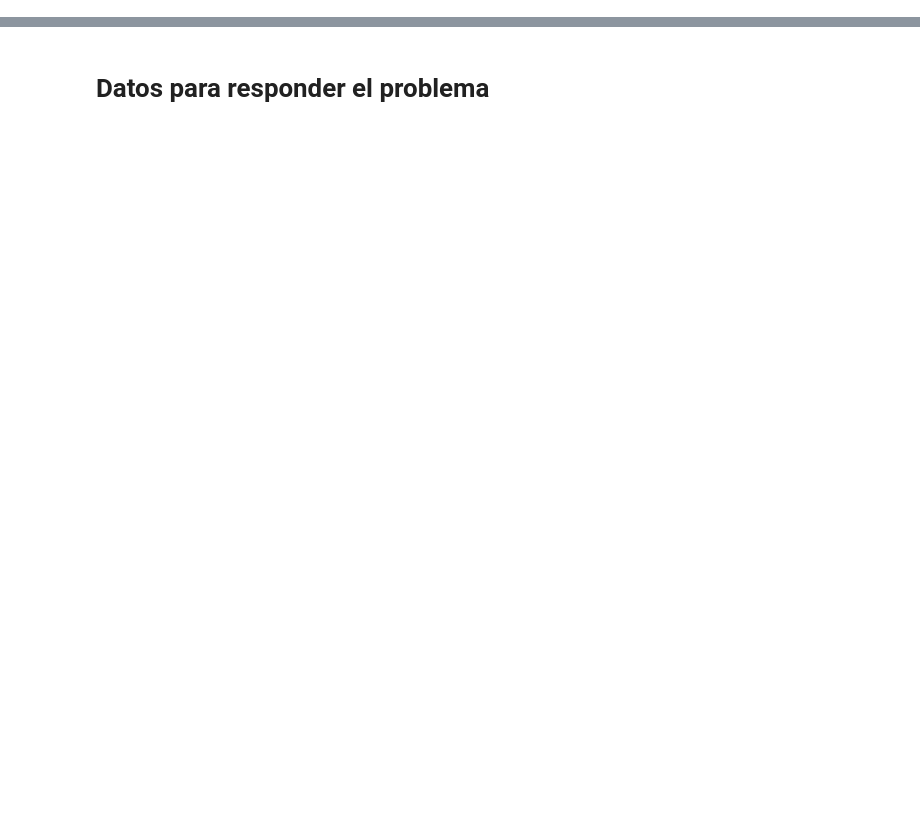
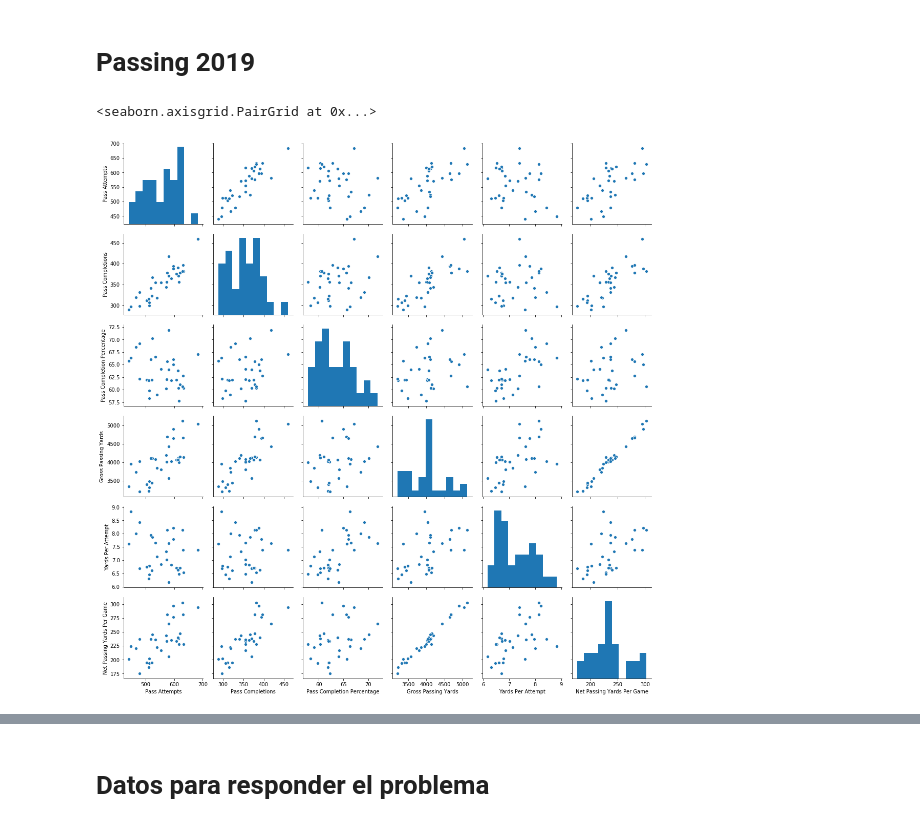
Before and after one commit to dieterdewit/MINERIA-DE-DATOS-Proyecto-Analisis-Exploratorio, a Jupyter notebook: mineria nfl/Proyecto.ipynb, the cells around one changed output, grey strips where cells are left out. Drawn from its saved outputs; the diff is of its cells as text; code cells hidden in the pictures; blank space fills up the shorter version.

```diff
--- a/mineria nfl/Proyecto.ipynb
+++ b/mineria nfl/Proyecto.ipynb
@@ -17,3 +17,6 @@ dataset_rushing = pd.read_csv('ofensiva/all/rushing.csv')
 dataset_scoring = pd.read_csv('ofensiva/all/scoring.csv')
 
 dataset_scoring_2019 = pd.read_csv('ofensiva/2019/scoring2019.csv')
+dataset_passing_2019 = pd.read_csv('ofensiva/2019/passing2019.csv')
+dataset_downs_2019 = pd.read_csv('ofensiva/2019/downs2019.csv')
+dataset_rushing_2019 = pd.read_csv('ofensiva/2019/rushing2019.csv')
@@ -19,0 +43,11 @@ dataset_scoring_2019 = pd.read_csv('ofensiva/2019/scoring2019.csv')
+# %% [markdown]
+# Passing 2019
+# %%
+sb.pairplot(
+    dataset_passing_2019,
+    x_vars=["Pass Attempts","Pass Completions", "Pass Completion Percentage", "Gross Passing Yards", "Yards Per Attempt", "Net Passing Yards Per Game"],
+    y_vars=["Pass Attempts","Pass Completions", "Pass Completion Percentage", "Gross Passing Yards", "Yards Per Attempt", "Net Passing Yards Per Game"]
+           )
+# %% [output]
+<seaborn.axisgrid.PairGrid at 0x...>
+[figure, added]
```
Also changed, not shown: parts of 12 cells of this notebook, 3 other files.
